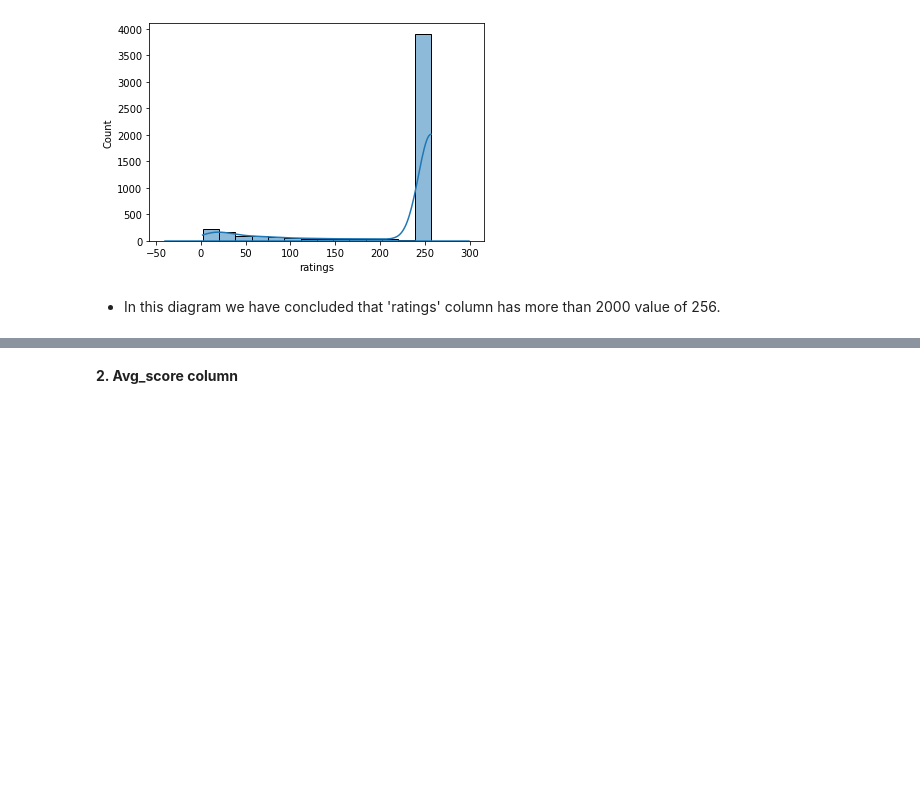
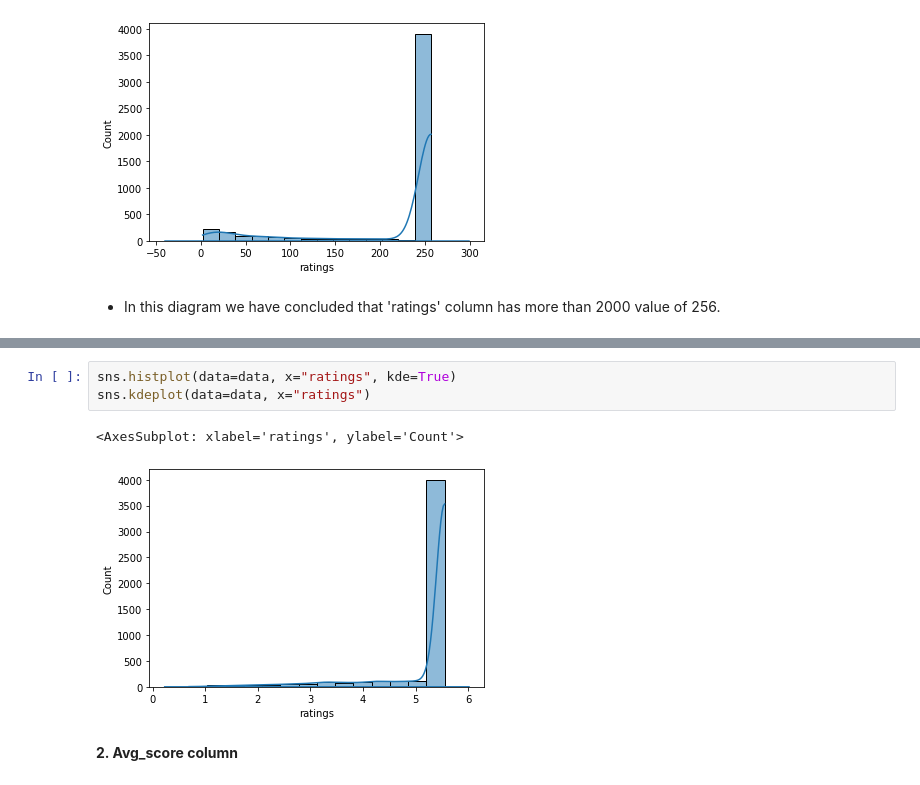
Before and after one commit to chandru1003/Data--Projects, a Jupyter notebook: Web scraping/Goodreads/Goodreads Web-Scraping.ipynb, the cells around one changed output, grey strips where cells are left out. Saved outputs shown, nothing was run; the diff lists cells and outputs as text; blank space fills up the shorter version.

```diff
--- a/Web scraping/Goodreads/Goodreads Web-Scraping.ipynb
+++ b/Web scraping/Goodreads/Goodreads Web-Scraping.ipynb
@@ -469,3 +499,9 @@ sns.kdeplot(data=data, x="ratings")
+# %%
+sns.histplot(data=data, x="ratings", kde=True)
+sns.kdeplot(data=data, x="ratings")
+# %% [output]
+<AxesSubplot: xlabel='ratings', ylabel='Count'>
+[figure, added]
 # %% [markdown]
 **2. Avg_score column**
 # %%
```
Also changed, not shown: parts of 13 cells of this notebook.
